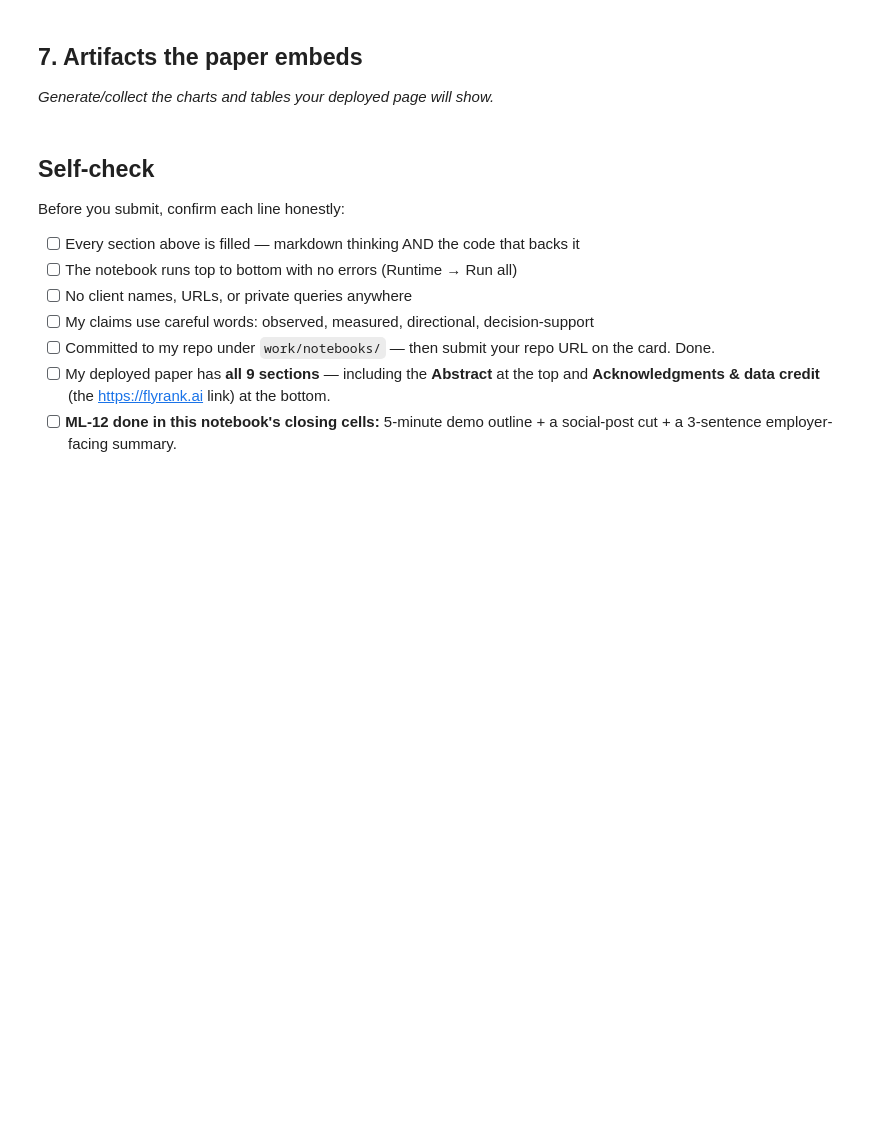
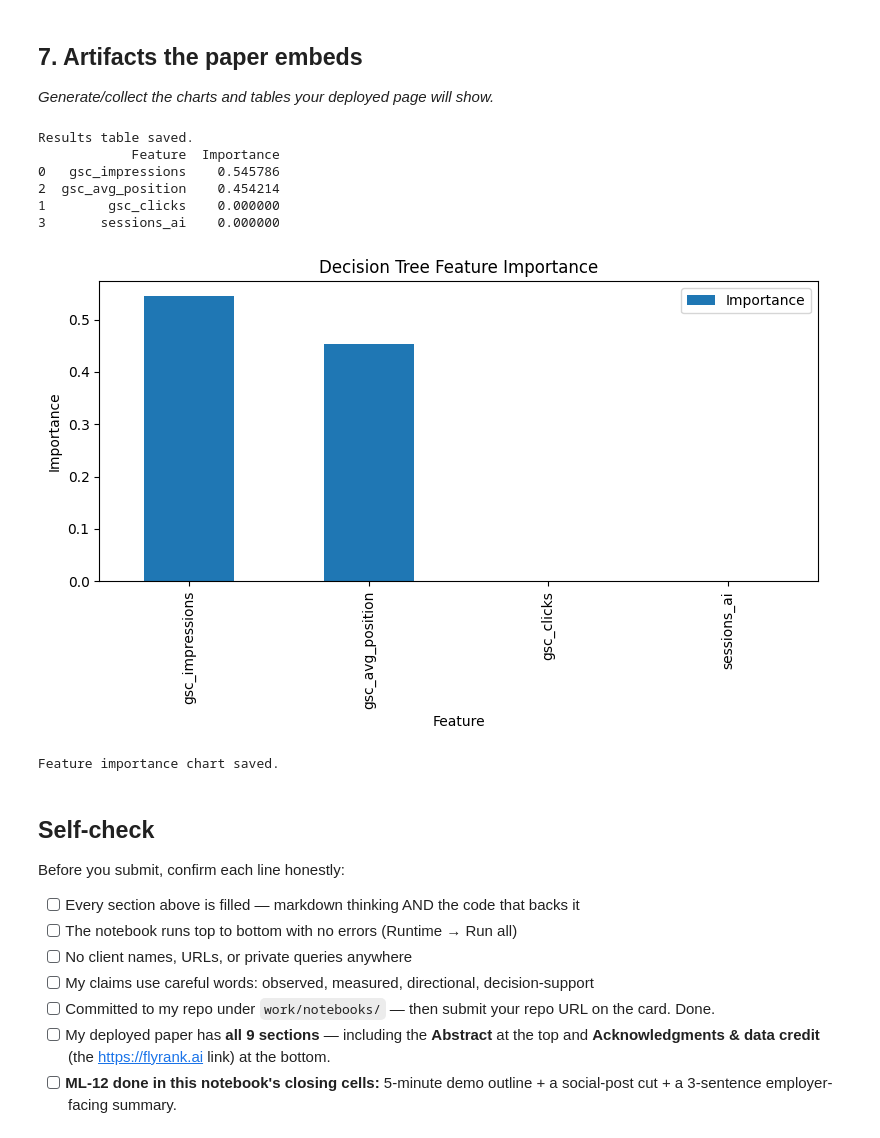
Before and after one commit to Mahnoor-Kalsoom/flyrank-ml-internship, a Jupyter notebook: work/notebooks/capstone.ipynb, the cells around one changed output. Drawn from its saved outputs; the diff is of its cells as text; code cells hidden in the pictures; blank space fills up the shorter version.

```diff
--- a/work/notebooks/capstone.ipynb
+++ b/work/notebooks/capstone.ipynb
@@ -34,6 +399,62 @@ This skeleton is yours to fill. Work the sections **in order** — each one has
 ## 7. Artifacts the paper embeds
 
 *Generate/collect the charts and tables your deployed page will show.*
+# %%
+import os
+
+os.makedirs("work/outputs", exist_ok=True)
+
+# Save Results Table
+results.to_csv(
+    "work/outputs/model_results.csv",
+    index=False
+)
+
+print("Results table saved.")
+
+# Feature Importance
+
+import pandas as pd
+import matplotlib.pyplot as plt
+
+importance = pd.DataFrame({
+    "Feature": X.columns,
+    "Importance": model.feature_importances_
+})
+
+importance = importance.sort_values(
+    by="Importance",
+    ascending=False
+)
+
+print(importance)
+
+importance.plot(
+    x="Feature",
+    y="Importance",
+    kind="bar",
+    figsize=(8,5)
+)
+
+plt.title("Decision Tree Feature Importance")
+plt.ylabel("Importance")
+
+plt.tight_layout()
+
+plt.savefig("work/outputs/feature_importance.png")
+
+plt.show()
+
+print("Feature importance chart saved.")
+# %% [output]
+Results table saved.
+            Feature  Importance
+0   gsc_impressions    0.545786
+2  gsc_avg_position    0.454214
+1        gsc_clicks    0.000000
+3       sessions_ai    0.000000
+[figure, added]
+Feature importance chart saved.
 # %% [markdown]
 ## Self-check
 
```
Also changed, not shown: parts of 18 cells of this notebook.
